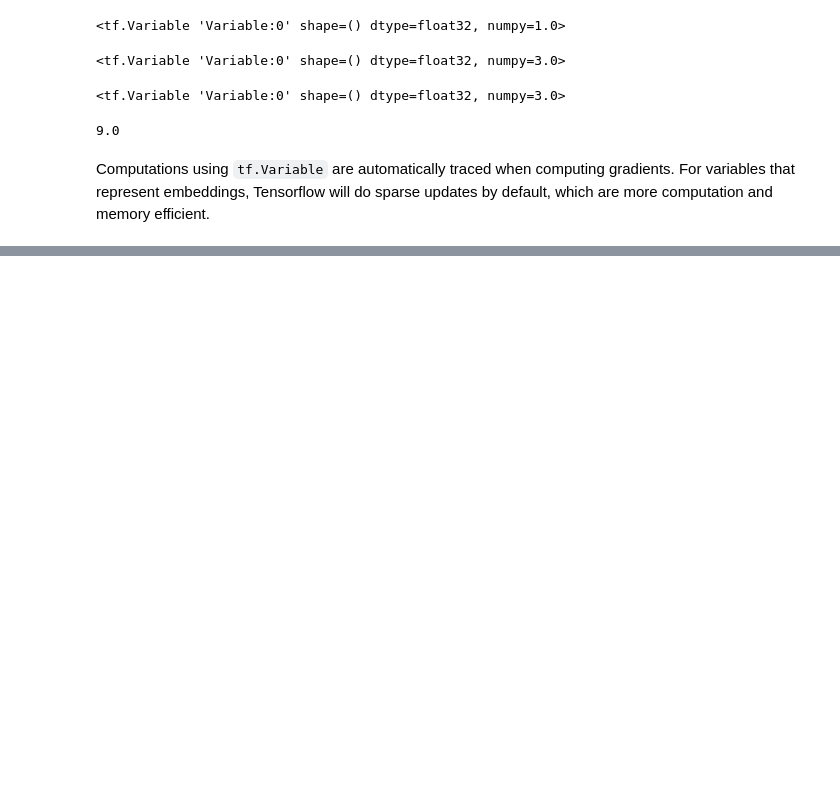
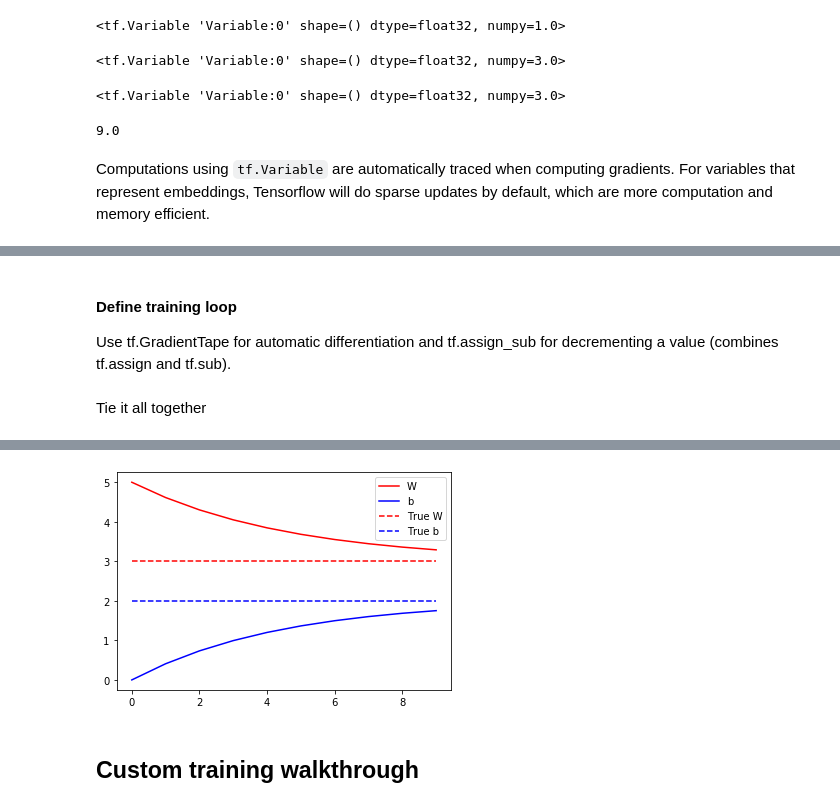
Before and after one commit to rshnn/pokemon-types, a Jupyter notebook: 99-tf-tutorials-custom.ipynb, the cells around one changed output, grey strips where cells are left out. Cells and saved outputs as stored; diff of their text form; code cells hidden in the pictures; blank space fills up the shorter version.

```diff
--- a/99-tf-tutorials-custom.ipynb
+++ b/99-tf-tutorials-custom.ipynb
@@ -118,0 +311,44 @@ Computations using `tf.Variable` are automatically traced when computing gradien
+# %% [markdown]
+#### Define training loop
+
+Use tf.GradientTape for automatic differentiation and tf.assign_sub for decrementing a value (combines tf.assign and tf.sub).
+# %%
+def train(model, inputs, outputs, learning_rate):
+
+    # forward pass
+    with tf.GradientTape() as t:
+        current_loss = loss(outputs, model(inputs))
+
+    # Compute gradients
+    dW, db = t.gradient(current_loss, [model.W, model.b])
+
+    # Adjust weights
+    model.W.assign_sub(learning_rate * dW)
+    model.b.assign_sub(learning_rate * db)
+# %% [markdown]
+Tie it all together
+# %%
+model = Model()
+
+# Collect the history of W-values and b-values to plot later
+Ws, bs = [], []
+epochs = range(10)
+
+
+for epoch in epochs:
+  Ws.append(model.W.numpy())
+  bs.append(model.b.numpy())
+  current_loss = loss(outputs, model(inputs))
+
+  train(model, inputs, outputs, learning_rate=0.1)
+  print('Epoch %2d: W=%1.2f b=%1.2f, loss=%2.5f' %
+        (epoch, Ws[-1], bs[-1], current_loss))
+
+# Let's plot it all
+plt.plot(epochs, Ws, 'r',
+         epochs, bs, 'b')
+plt.plot([TRUE_W] * len(epochs), 'r--',
+         [TRUE_b] * len(epochs), 'b--')
+plt.legend(['W', 'b', 'True W', 'True b'])
+plt.show()
+# %% [output]
@@ -118,0 +365,3 @@ Computations using `tf.Variable` are automatically traced when computing gradien
+[figure, added]
+# %% [markdown]
+## Custom training walkthrough
```
Also changed, not shown: parts of 25 cells of this notebook.
